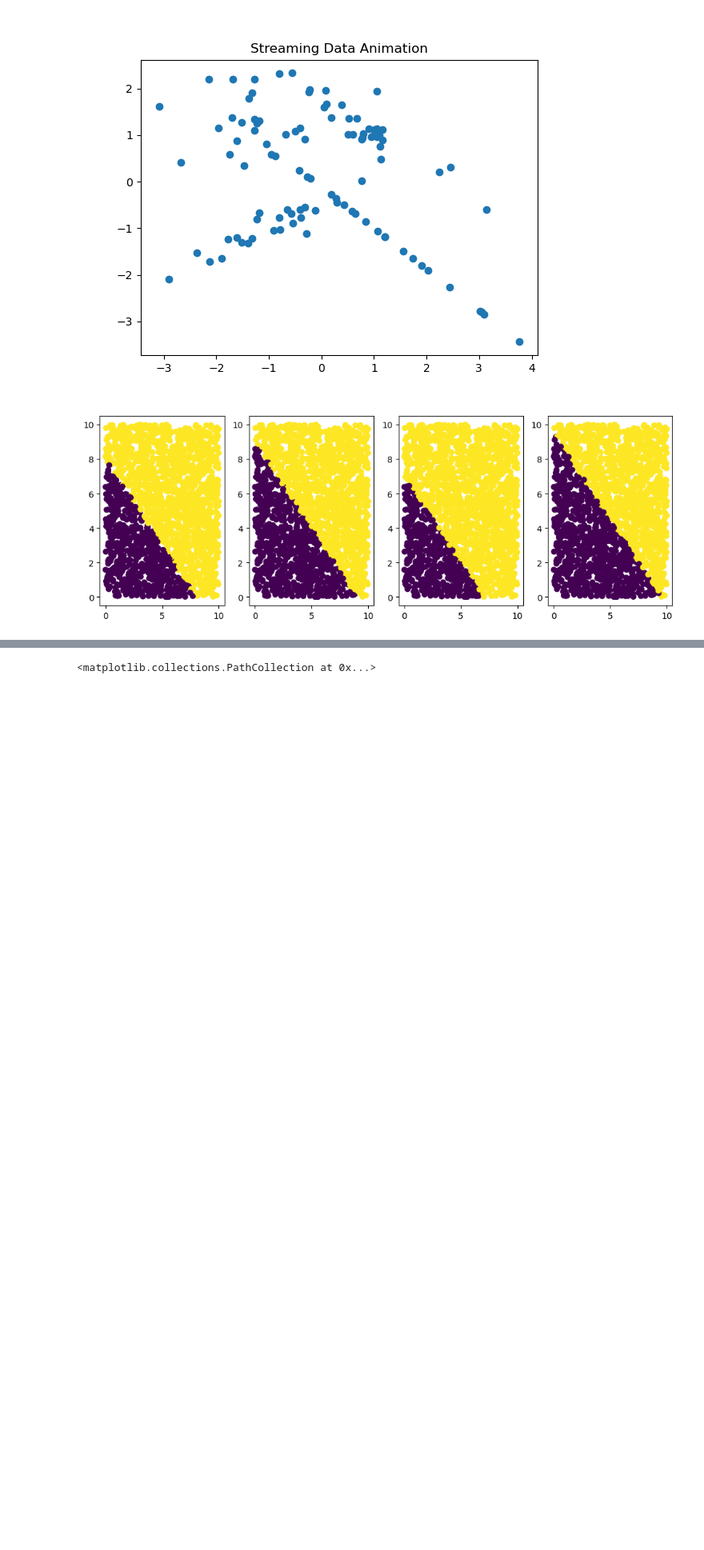
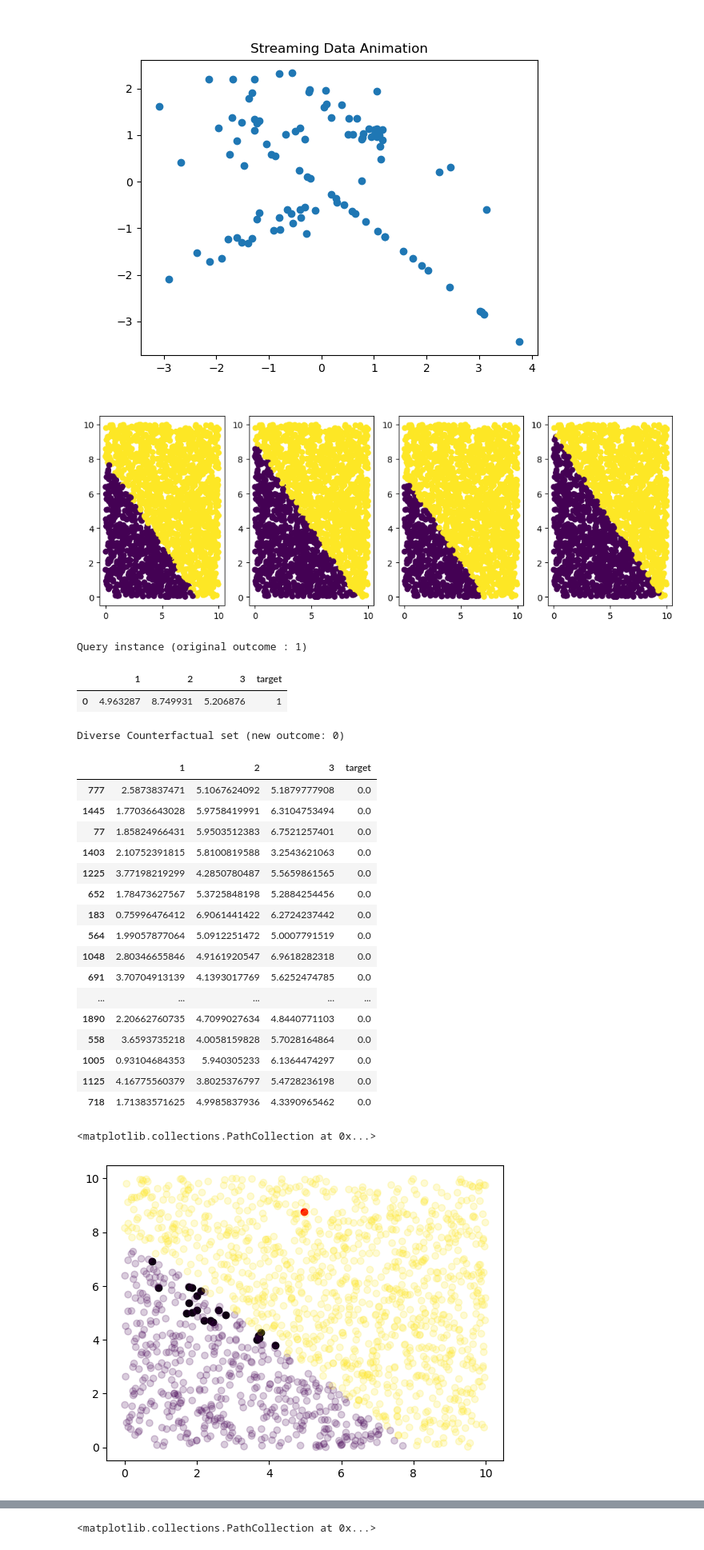
Before and after one commit to jsve96/CFCPD, a Jupyter notebook: Streams.ipynb, the cells around one changed output, grey strips where cells are left out. Shown at 80% size. Drawn from its saved outputs; the diff is of its cells as text; code cells hidden in the pictures; blank space fills up the shorter version.

```diff
--- a/Streams.ipynb
+++ b/Streams.ipynb
@@ -64,3 +64,79 @@ for variant in range(4):
     ax[variant].scatter(DATA[:,0],DATA[:,1],c=yc1)
 # %% [output]
 [figure]
+# %%
+from sklearn.svm import SVC
+import dice_ml
+from dice_ml import Dice
+from dice_ml.utils import helpers  # helper functions
+from sklearn.model_selection import train_test_split
+import pandas as pd
+
+
+dataset = synth.SEA(variant=0, seed=42)
+X_C1 = []
+yc1 = []
+for x, y in dataset.take(2000):
+    X_C1.append(list(x.values()))
+    yc1.append(1*y)
+
+X_C1 = np.array(X_C1)
+yc1= np.array(yc1)
+
+dataset = pd.DataFrame(X_C1,columns=['1','2','3'])
+dataset['target'] = yc1;
+
+target = dataset['target']
+
+train_dataset, test_dataset, y_train, y_test= train_test_split(dataset,target,test_size=0.2,random_state=0,stratify=target)
+x_train = train_dataset.iloc[:,:-1]
+x_test = test_dataset.iloc[:,:-1]
+train_dataset.columns
+
+
+classifier =  SVC(C=.5, probability=True)
+classifier.fit(x_train, y_train)
+
+d = dice_ml.Data(dataframe=train_dataset, continuous_features=['1', '2','3'], outcome_name='target')
+m = dice_ml.Model(model=classifier, backend="sklearn")
+exp = dice_ml.Dice(d, m, method="kdtree")
+
+e1 = exp.generate_counterfactuals(x_test[20:21], total_CFs=20, desired_class="opposite")
+e1.visualize_as_dataframe(show_only_changes=True);
+
+
+cf = e1.to_json()
+import json
+data_cf = json.loads(cf)
+sample = data_cf['test_data'][0][0]
+cfs_examples = np.array(data_cf['cfs_list'][0])
+
+
+
+plt.scatter(cfs_examples[:,0],cfs_examples[:,1],c='black')
+plt.scatter(sample[0],sample[1],c='red')
+plt.scatter(x_train.iloc[:,0],x_train.iloc[:,1],c=y_train,alpha=0.2)
+# %% [output]
+Query instance (original outcome : 1)
+|  | 1 | 2 | 3 | target |
+| 0 | 4.963287 | 8.749931 | 5.206876 | 1 |
+Diverse Counterfactual set (new outcome: 0)
+|  | 1 | 2 | 3 | target |
+| 777 | 2.5873837471 | 5.1067624092 | 5.1879777908 | 0.0 |
+| 1445 | 1.77036643028 | 5.9758419991 | 6.3104753494 | 0.0 |
+| 77 | 1.85824966431 | 5.9503512383 | 6.7521257401 | 0.0 |
+| 1403 | 2.10752391815 | 5.8100819588 | 3.2543621063 | 0.0 |
+| 1225 | 3.77198219299 | 4.2850780487 | 5.5659861565 | 0.0 |
+| 652 | 1.78473627567 | 5.3725848198 | 5.2884254456 | 0.0 |
+| 183 | 0.75996476412 | 6.9061441422 | 6.2724237442 | 0.0 |
+| 564 | 1.99057877064 | 5.0912251472 | 5.0007791519 | 0.0 |
+| 1048 | 2.80346655846 | 4.9161920547 | 6.9618282318 | 0.0 |
+| 691 | 3.70704913139 | 4.1393017769 | 5.6252474785 | 0.0 |
+| ... | ... | ... | ... | ... |
+| 1890 | 2.20662760735 | 4.7099027634 | 4.8440771103 | 0.0 |
+| 558 | 3.6593735218 | 4.0058159828 | 5.7028164864 | 0.0 |
+| 1005 | 0.93104684353 | 5.940305233 | 6.1364474297 | 0.0 |
+| 1125 | 4.16775560379 | 3.8025376797 | 5.4728236198 | 0.0 |
+| 718 | 1.71383571625 | 4.9985837936 | 4.3390965462 | 0.0 |
+<matplotlib.collections.PathCollection at 0x...>
+[figure, added]
```
Also changed, not shown: parts of 8 cells of this notebook.
